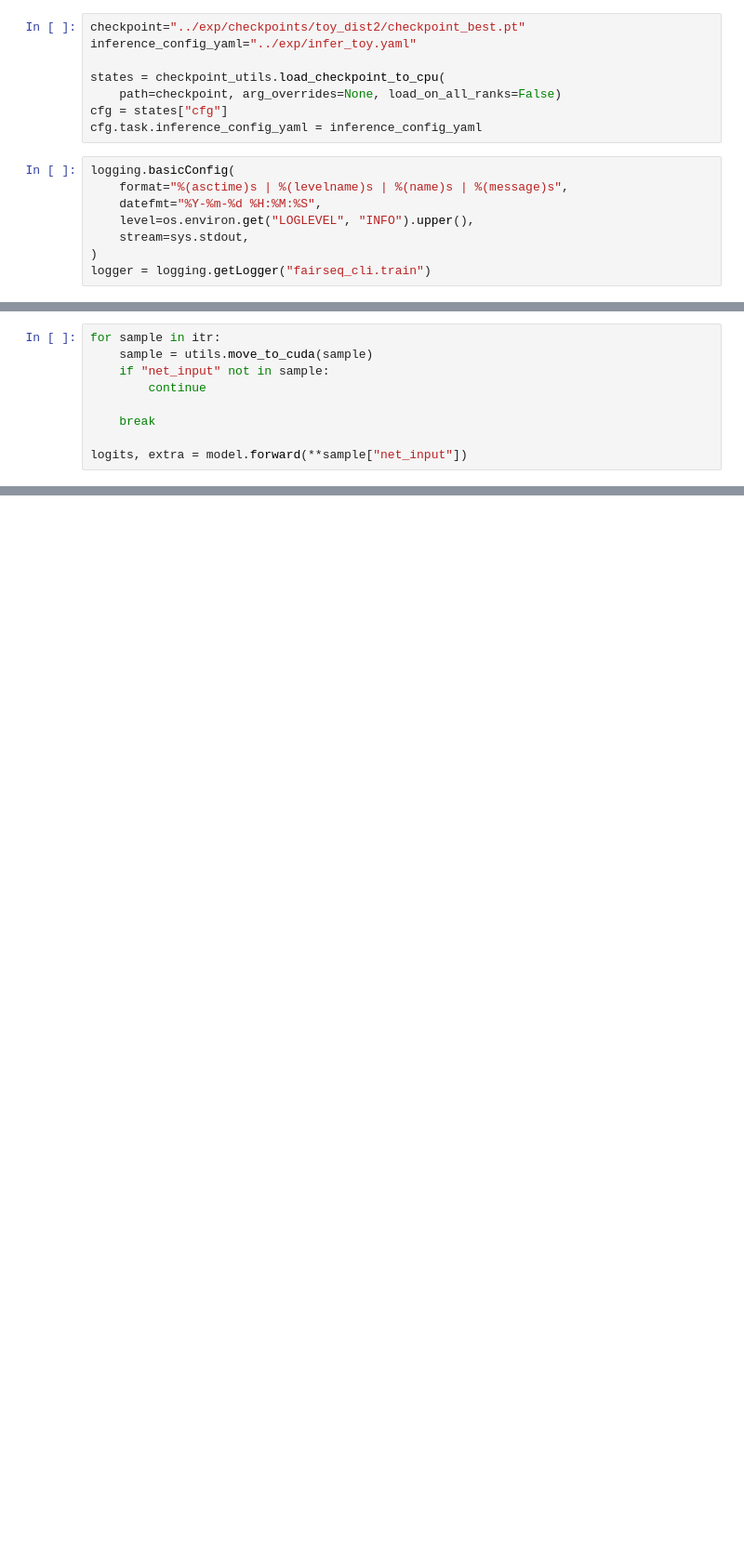
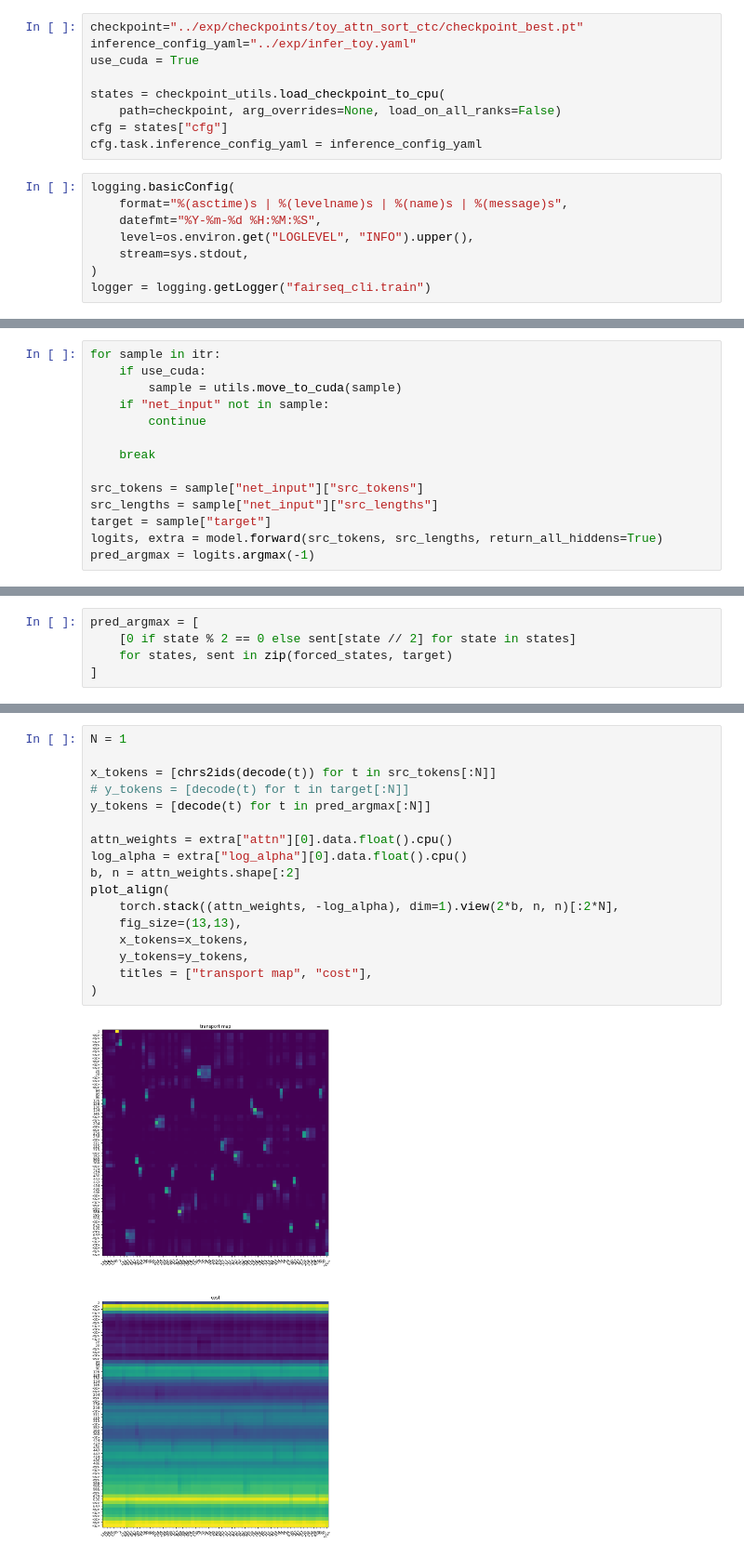
Before and after one commit to George0828Zhang/simulst, a Jupyter notebook: eval/visualize.ipynb, the cells around one changed output, grey strips where cells are left out. Shown: that part at 93% size. Drawn from its saved outputs; the diff is of its cells as text; blank space fills up the shorter version.

```diff
--- a/eval/visualize.ipynb
+++ b/eval/visualize.ipynb
@@ -28,6 +28,7 @@ import matplotlib.pyplot as plt
 # %%
-checkpoint="../exp/checkpoints/toy_dist2/checkpoint_best.pt"
+checkpoint="../exp/checkpoints/toy_attn_sort_ctc/checkpoint_best.pt"
 inference_config_yaml="../exp/infer_toy.yaml"
+use_cuda = True
 
 states = checkpoint_utils.load_checkpoint_to_cpu(
     path=checkpoint, arg_overrides=None, load_on_all_ranks=False)
@@ -133,9 +136,14 @@ generator = task.build_generator(
 # %%
 for sample in itr:
-    sample = utils.move_to_cuda(sample)
+    if use_cuda:
+        sample = utils.move_to_cuda(sample)
     if "net_input" not in sample:
         continue
 
     break
 
-logits, extra = model.forward(**sample["net_input"])
+src_tokens = sample["net_input"]["src_tokens"]
+src_lengths = sample["net_input"]["src_lengths"]
+target = sample["target"]
+logits, extra = model.forward(src_tokens, src_lengths, return_all_hiddens=True)
+pred_argmax = logits.argmax(-1)
@@ -156,0 +176,5 @@ plt.imshow(attn[1])
+# %%
+pred_argmax = [
+    [0 if state % 2 == 0 else sent[state // 2] for state in states]
+    for states, sent in zip(forced_states, target)
+]
@@ -156,0 +259,19 @@ plt.imshow(attn[1])
+# %%
+N = 1
+
+x_tokens = [chrs2ids(decode(t)) for t in src_tokens[:N]]
+# y_tokens = [decode(t) for t in target[:N]]
+y_tokens = [decode(t) for t in pred_argmax[:N]]
+
+attn_weights = extra["attn"][0].data.float().cpu()
+log_alpha = extra["log_alpha"][0].data.float().cpu()
+b, n = attn_weights.shape[:2]
+plot_align(
+    torch.stack((attn_weights, -log_alpha), dim=1).view(2*b, n, n)[:2*N],
+    fig_size=(13,13),
+    x_tokens=x_tokens,
+    y_tokens=y_tokens,
+    titles = ["transport map", "cost"],
+)
+# %% [output]
+[figure, added]
```
Also changed, not shown: parts of 16 cells of this notebook, 7 other files.
